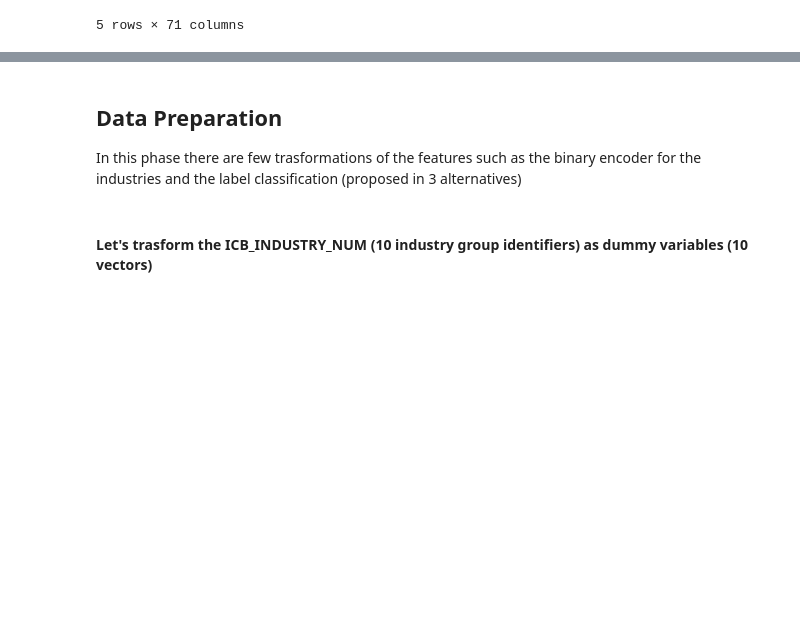
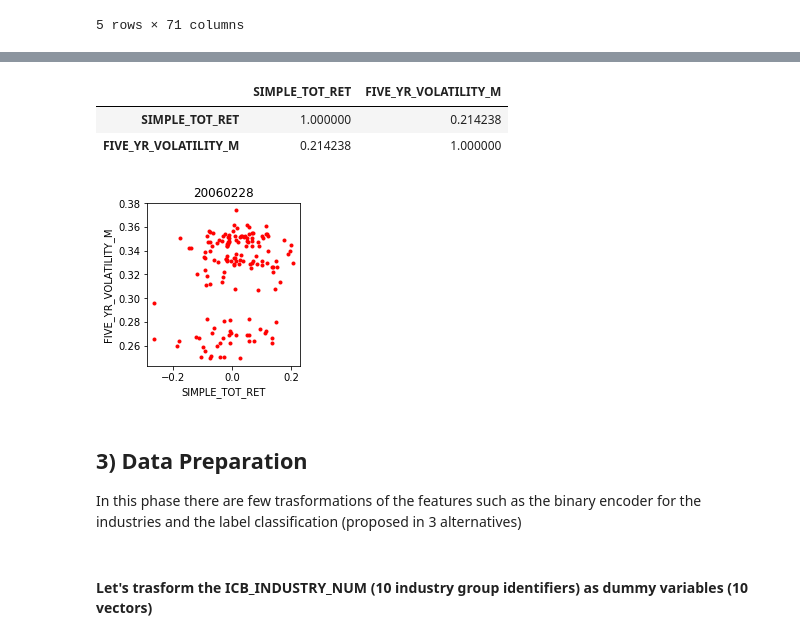
Before and after one commit to sfondi/ML-Project, a Jupyter notebook: ML Factor Analysis.ipynb, the cells around one changed output, grey strips where cells are left out. Saved outputs shown, nothing was run; the diff lists cells and outputs as text; code cells hidden in the pictures; blank space fills up the shorter version.

```diff
--- a/ML Factor Analysis.ipynb
+++ b/ML Factor Analysis.ipynb
@@ -282,5 +337,21 @@ df.head()
+# %%
+factor1 = 'SIMPLE_TOT_RET'
+factor2 = 'FIVE_YR_VOLATILITY_M'
+#for date in dates:
+fig = plt.figure(figsize=(6,3))
+ax1 = fig.add_subplot(121)
+ax1.set_xlabel(factor1)
+ax1.set_ylabel(factor2)
+ax1.set_title(date)
+plt.plot(dfd[factor1], dfd[factor2], 'r.')
+dfd[[factor1, factor2]].corr()
+# %% [output]
+|  | SIMPLE_TOT_RET | FIVE_YR_VOLATILITY_M |
+| SIMPLE_TOT_RET | 1.000000 | 0.214238 |
+| FIVE_YR_VOLATILITY_M | 0.214238 | 1.000000 |
+[figure, added]
 # %% [markdown]
-## Data Preparation
+## 3) Data Preparation
 
 
 In this phase there are few trasformations of the features such as the binary encoder for the industries and the label classification (proposed in 3 alternatives)
```
Also changed, not shown: parts of 15 cells of this notebook, 1 other file.
